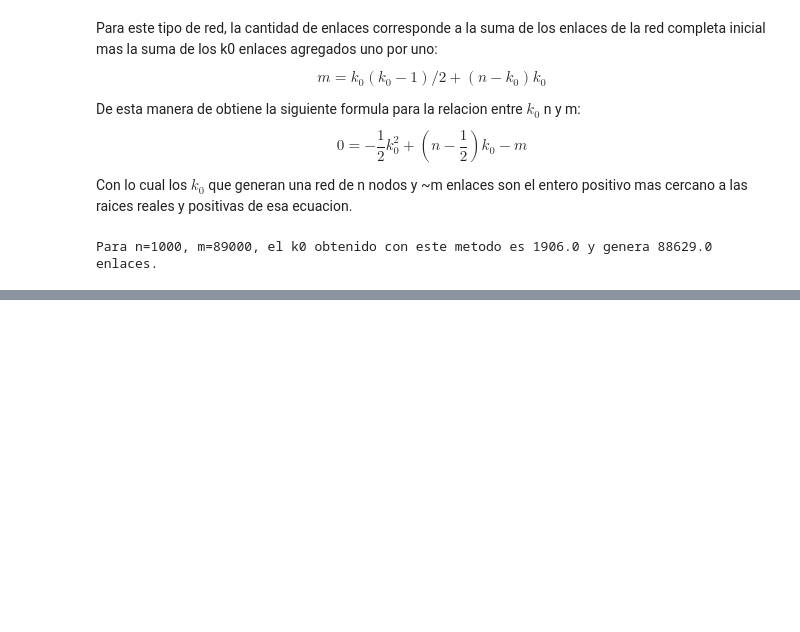
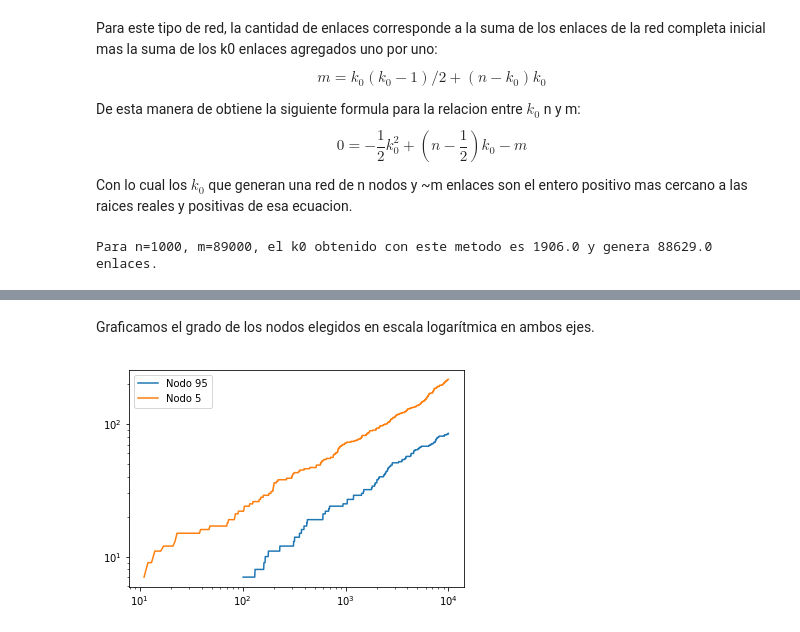
Before and after one commit to LunaKadysz/Redes, a Jupyter notebook: TPC_02/TPC_02_caro.ipynb, the cells around one changed output, grey strips where cells are left out. Saved outputs shown, nothing was run; the diff lists cells and outputs as text; code cells hidden in the pictures; blank space fills up the shorter version.

```diff
--- a/TPC_02/TPC_02_caro.ipynb
+++ b/TPC_02/TPC_02_caro.ipynb
@@ -156,0 +279,15 @@ sobre el mecanismo de generación de estas redes?
+# %%
+n_3 = 10000
+k_0_3 = 7
+Network_3, grado_5, grado_95 = barabasi_mod(k_0_3,n_3)
+# %% [markdown]
+Graficamos el grado de los nodos elegidos en escala logarítmica en ambos ejes.
+# %%
+import matplotlib.pyplot as plt
+
+plt.loglog(list(range(k_0_3 -1 + 95, 10000)),grado_95, label = "Nodo 95")
+plt.loglog(list(range(k_0_3 -1 + 5 , 10000)), grado_5, label = "Nodo 5")
+plt.legend()
+plt.show()
+# %% [output]
+[figure, added]
```
Also changed, not shown: parts of 10 cells of this notebook.
